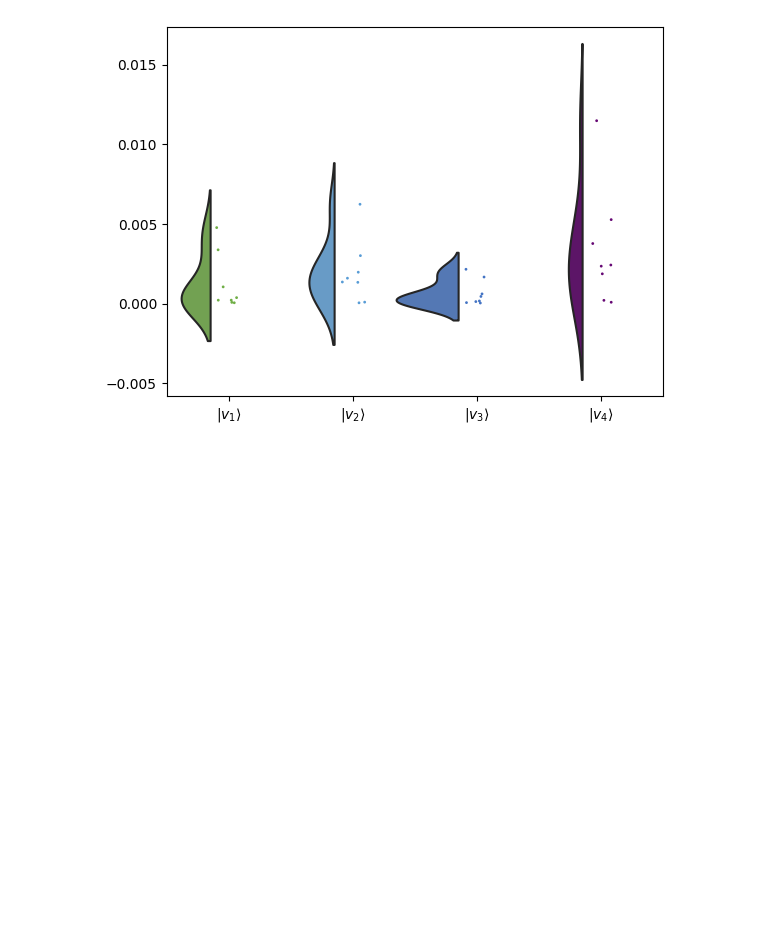
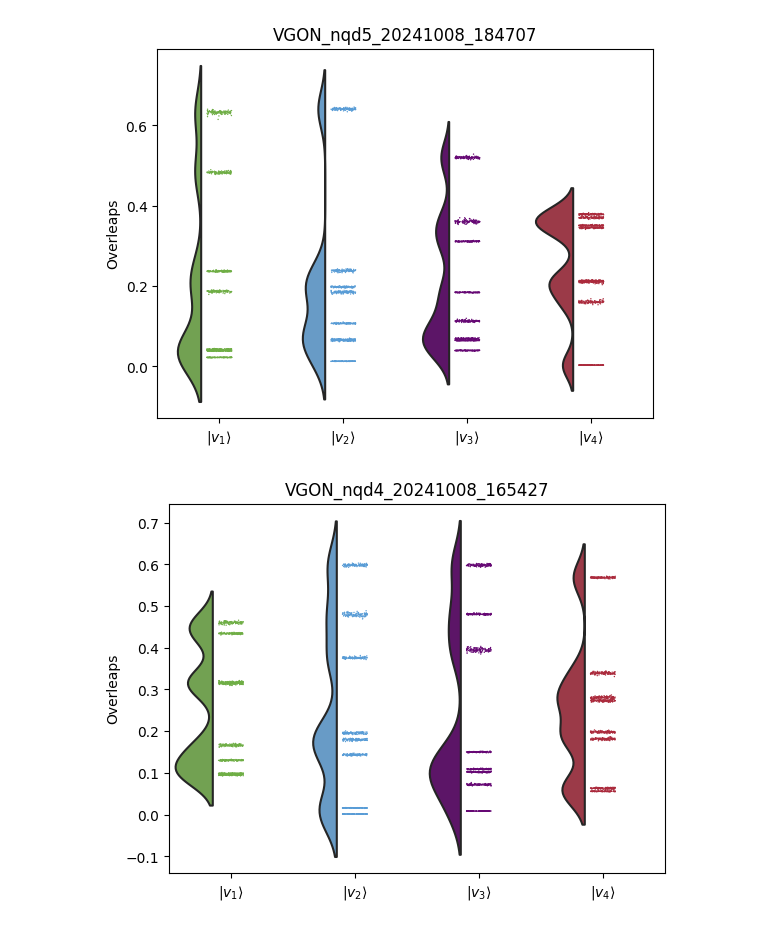
Before and after one commit to GhostArtyom/QuditVGON, a Jupyter notebook: RainCloud.ipynb, the cells around one changed output. Drawn from its saved outputs; the diff is of its cells as text; code cells hidden in the pictures; blank space fills up the shorter version.

Commit message:
Feature: VGON_generating.py Fix: plot raincloud for all mat files

```diff
--- a/RainCloud.ipynb
+++ b/RainCloud.ipynb
@@ -1,34 +1,43 @@
 # %%
+import os
+import re
+import numpy as np
 import pandas as pd
 import seaborn as sns
 import ptitprince as pt
 from scipy.io import loadmat
 import matplotlib.pyplot as plt
 # pandas==1.5.3
 # seaborn==0.11
 # ptitprince==0.2.7
 # matplotlib==3.8.4
 
-n_qudits = 4
-time_str = '20241008_155835'
-path = f'./mats/VGON_nqd{n_qudits}_{time_str}'
-overlaps = loadmat(f'{path}.mat')['overlaps']
 
-data = {
-    r'$|v_1\rangle$': overlaps[:, 0],
-    r'$|v_2\rangle$': overlaps[:, 1],
-    r'$|v_3\rangle$': overlaps[:, 2],
-    r'$|v_4\rangle$': overlaps[:, 3],
-}
-colors = ['#6FAE45', '#589CD6', '#4474C4', '#660874', '#AB2A3C']
-df = pd.DataFrame(data)
+def plot(overlaps: np.ndarray):
+    data = {r'$|v_1\rangle$': overlaps[:, 0], r'$|v_2\rangle$': overlaps[:, 1], r'$|v_3\rangle$': overlaps[:, 2], r'$|v_4\rangle$': overlaps[:, 3]}
+    colors = ['#6FAE45', '#589CD6', '#660874', '#AB2A3C']  #4474C4
+    df = pd.DataFrame(data)
 
-fig, ax = plt.subplots()
-ax = pt.half_violinplot(data=df, inner=None, width=1, palette=colors, color='white')
-ax = sns.stripplot(data=df, jitter=True, palette=colors, size=2, edgecolor='none')
-plt.show()
+    plt.title(f'{name[:-4]}')
+    plt.ylabel('Overleaps')
+    pt.half_violinplot(data=df, inner=None, width=0.6, palette=colors, color='white')
+    sns.stripplot(data=df, jitter=True, palette=colors, size=1, edgecolor='none')
+    plt.show()
+
+
+pattern = r'(VGON_nqd\d+_\d{8}_\d{6}).mat'
+for name in os.listdir('./mats')[::-1]:
+    match = re.search(pattern, name)
+    if match:
+        path = f'./mats/{match.group(1)}'
+        load = loadmat(f'{path}.mat')
+        n_qudits = int(re.search(r'nqd(\d+)', path).group(1))
+        if 'overlaps' in load:
+            overlaps = load['overlaps']
+            plot(overlaps)
 # %% [output]
-[figure, old version]
+[figure, new version]
+[figure, added]
 # %%
 import scipy.io as sio
 import sys, os
```
Also changed, not shown: 4 other files.
